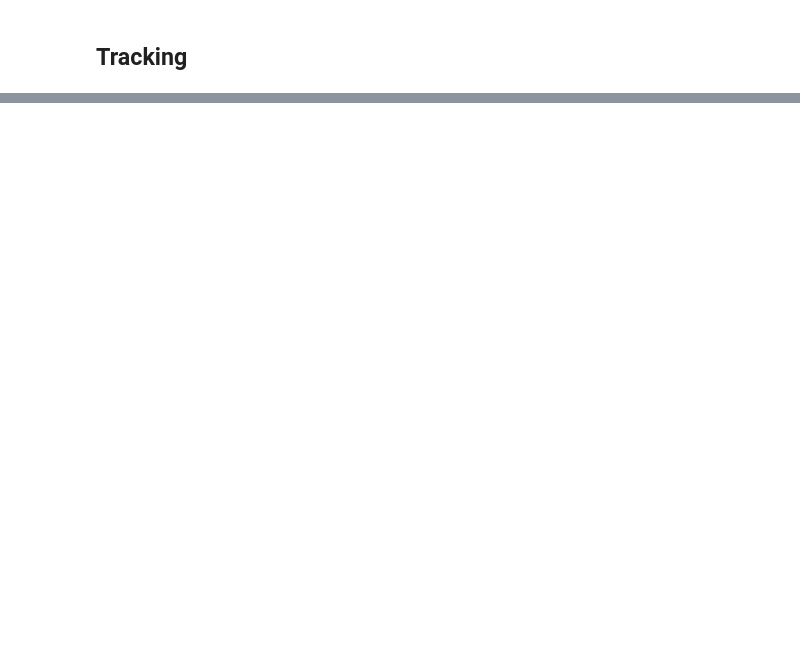
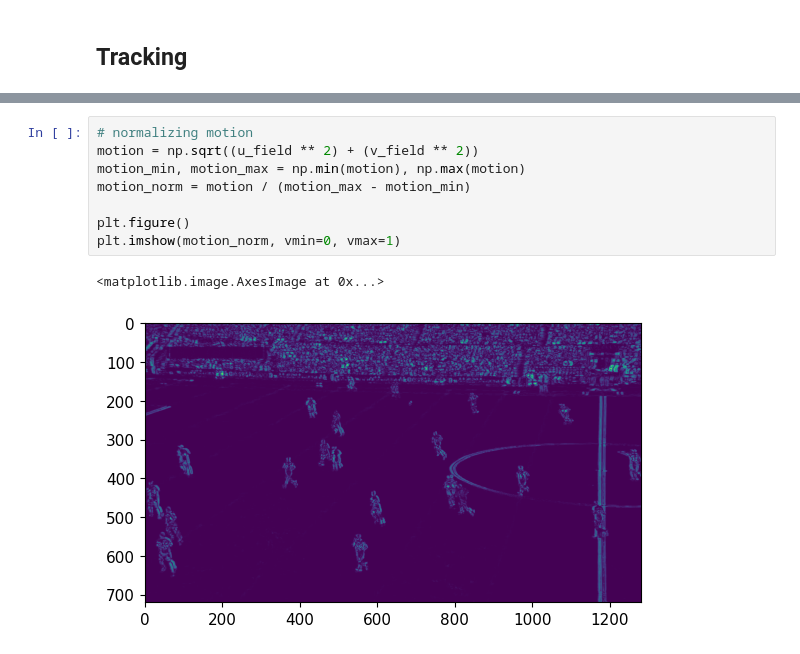
Before and after one commit to sivaturi68/cs482-final-proj, a Jupyter notebook: src.ipynb, the cells around one changed output, grey strips where cells are left out. Cells and saved outputs as stored; diff of their text form; blank space fills up the shorter version.

```diff
--- a/src.ipynb
+++ b/src.ipynb
@@ -255,0 +263,11 @@ Clipping input data to the valid range for imshow with RGB data ([0..1] for floa
+# %%
+# normalizing motion
+motion = np.sqrt((u_field ** 2) + (v_field ** 2))
+motion_min, motion_max = np.min(motion), np.max(motion)
+motion_norm = motion / (motion_max - motion_min)
+
+plt.figure()
+plt.imshow(motion_norm, vmin=0, vmax=1)
+# %% [output]
+<matplotlib.image.AxesImage at 0x...>
+[figure, added]
```
Also changed, not shown: parts of 12 cells of this notebook.
